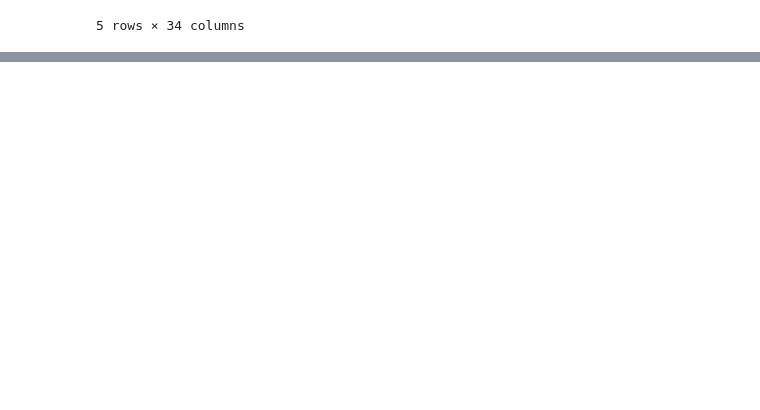
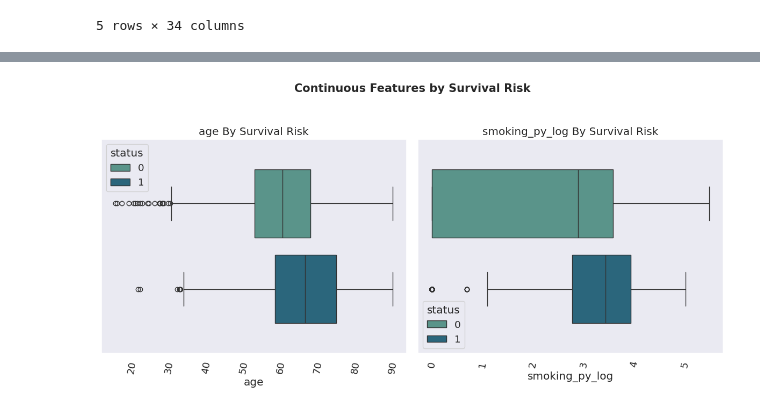
Before and after one commit to umea14/Predicting-Cancer-Survival-Impact-of-Treatment-Variables, a Jupyter notebook: Final_Project_Code_AAI_501.ipynb, the cells around one changed output, grey strips where cells are left out. Saved outputs shown, nothing was run; the diff lists cells and outputs as text; code cells hidden in the pictures; blank space fills up the shorter version.

```diff
--- a/Final_Project_Code_AAI_501.ipynb
+++ b/Final_Project_Code_AAI_501.ipynb
@@ -185,0 +424,10 @@ Saved cleaned XLSX to: /content/RADCURE_Clinical_cleaned.xlsx
+# %%
+#Log Tranformation on heaviliy skewed smoking_py
+df["smoking_py_log"] = np.log1p(df["smoking_py"])
+# %%
+#Print Box Plots
+column_plot = {'age':'box','smoking_py_log':'box'}
+features_by_target(df, column_plot, 2, 12, 6, 'Continuous Features by Survival Risk', 'status')
+print("\n\n\n")
+# %% [output]
+[figure, added]
```
Also changed, not shown: parts of 34 cells of this notebook.
